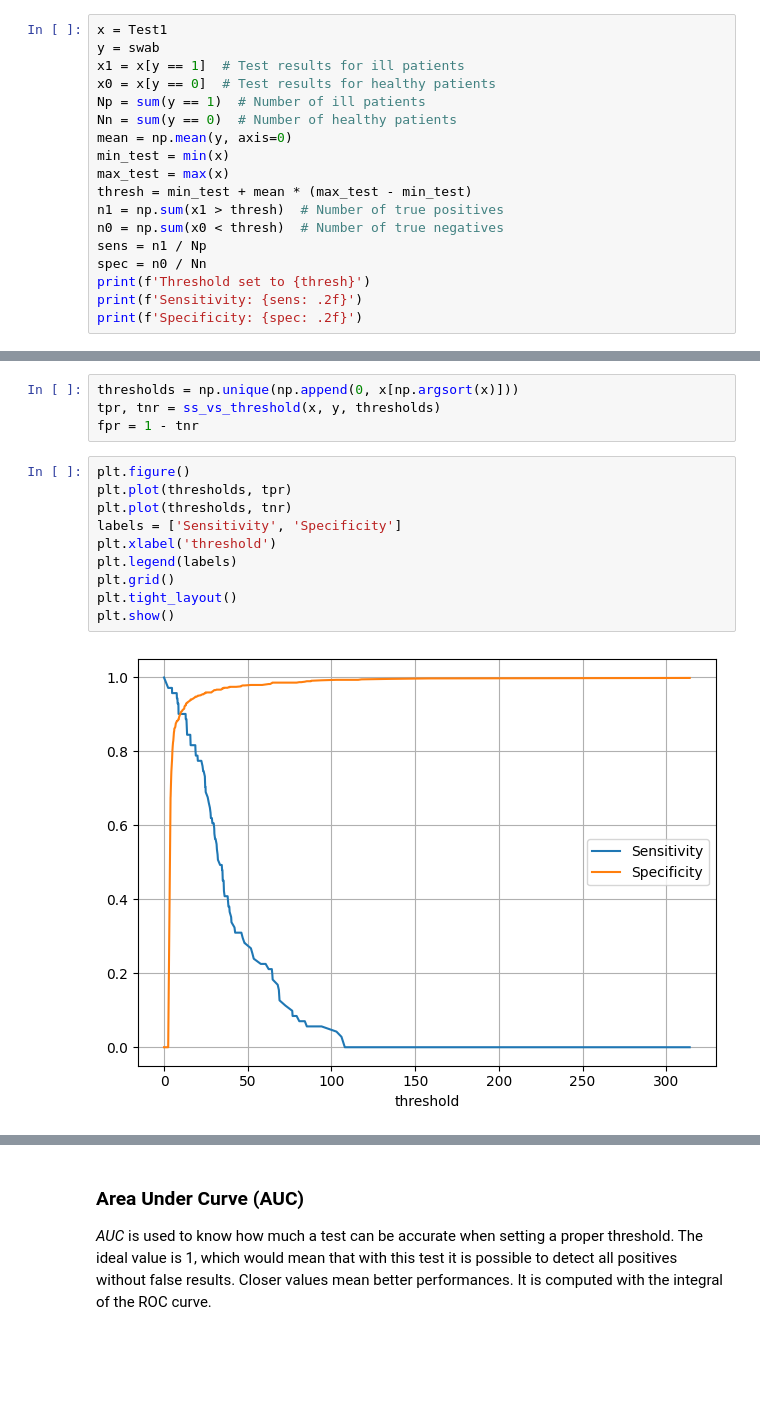
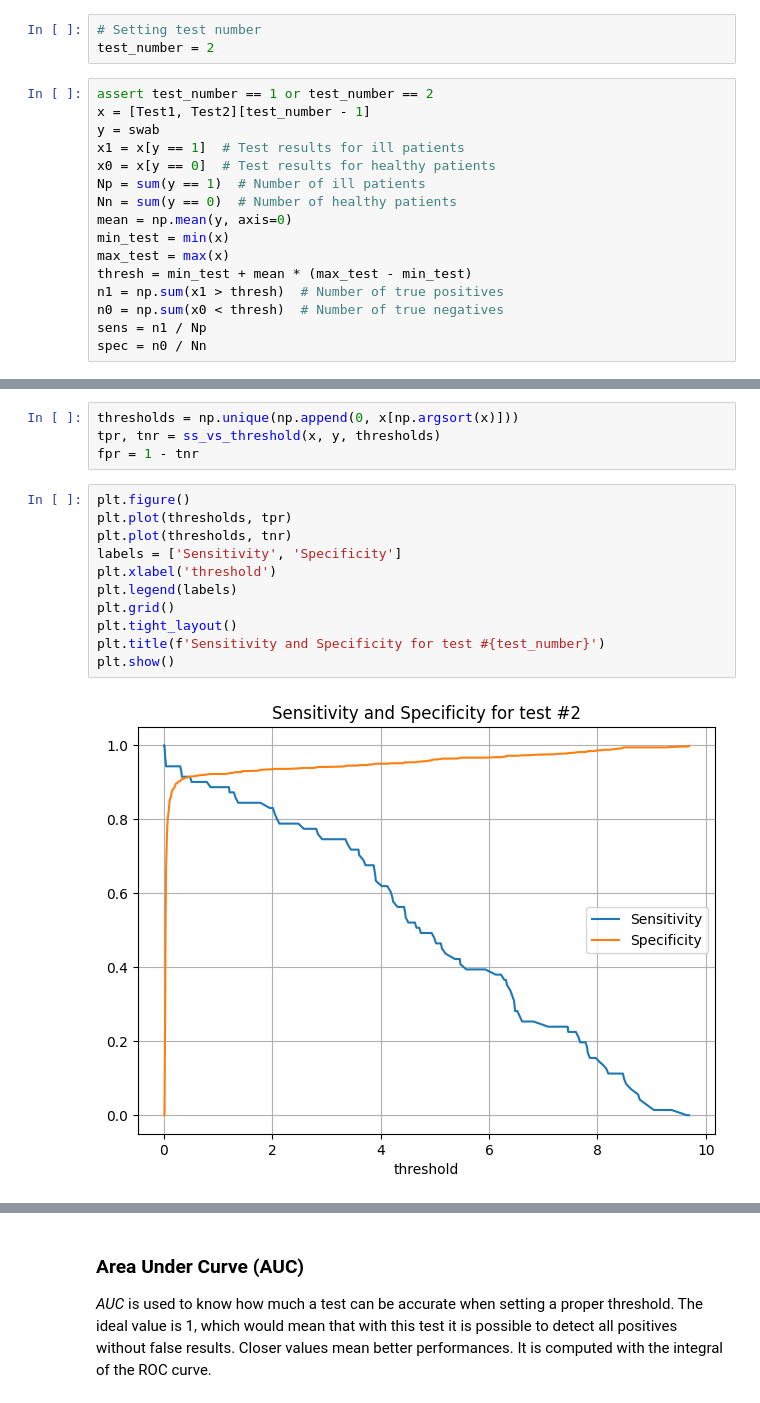
Before and after one commit to steurendo/ICT4Health, a Jupyter notebook: Lab3/lab3.ipynb, the cells around one changed output, grey strips where cells are left out. Cells and saved outputs as stored; diff of their text form; blank space fills up the shorter version.

```diff
--- a/Lab3/lab3.ipynb
+++ b/Lab3/lab3.ipynb
@@ -61,7 +61,11 @@ $threshold = IgG_{min} + {n_{neg}}/{n}IgG_{max}$
 ##### Test1
 While the assumption of linear correlation between IgG values and COVID-19 positivity gave a good result, with the Test2 the sensitivity showed a quite bad result. An arbitrary value of 10 worked well. This tells that, according to these data, the assumption of a linear correlation between IgG values and COVID-19 is not correct, in general.
+# %%
+# Setting test number
+test_number = 2
 # %%
-x = Test1
+assert test_number == 1 or test_number == 2
+x = [Test1, Test2][test_number - 1]
 y = swab
 x1 = x[y == 1]  # Test results for ill patients
 x0 = x[y == 0]  # Test results for healthy patients
@@ -75,6 +79,3 @@ n1 = np.sum(x1 > thresh)  # Number of true positives
 n0 = np.sum(x0 < thresh)  # Number of true negatives
 sens = n1 / Np
 spec = n0 / Nn
-print(f'Threshold set to {thresh}')
-print(f'Sensitivity: {sens: .2f}')
-print(f'Specificity: {spec: .2f}')
@@ -104,13 +111,14 @@ fpr = 1 - tnr
 # %%
 plt.figure()
 plt.plot(thresholds, tpr)
 plt.plot(thresholds, tnr)
 labels = ['Sensitivity', 'Specificity']
 plt.xlabel('threshold')
 plt.legend(labels)
 plt.grid()
 plt.tight_layout()
+plt.title(f'Sensitivity and Specificity for test #{test_number}')
 plt.show()
 # %% [output]
-[figure, old version]
+[figure, new version]
 # %% [markdown]
```
Also changed, not shown: parts of 12 cells of this notebook.
